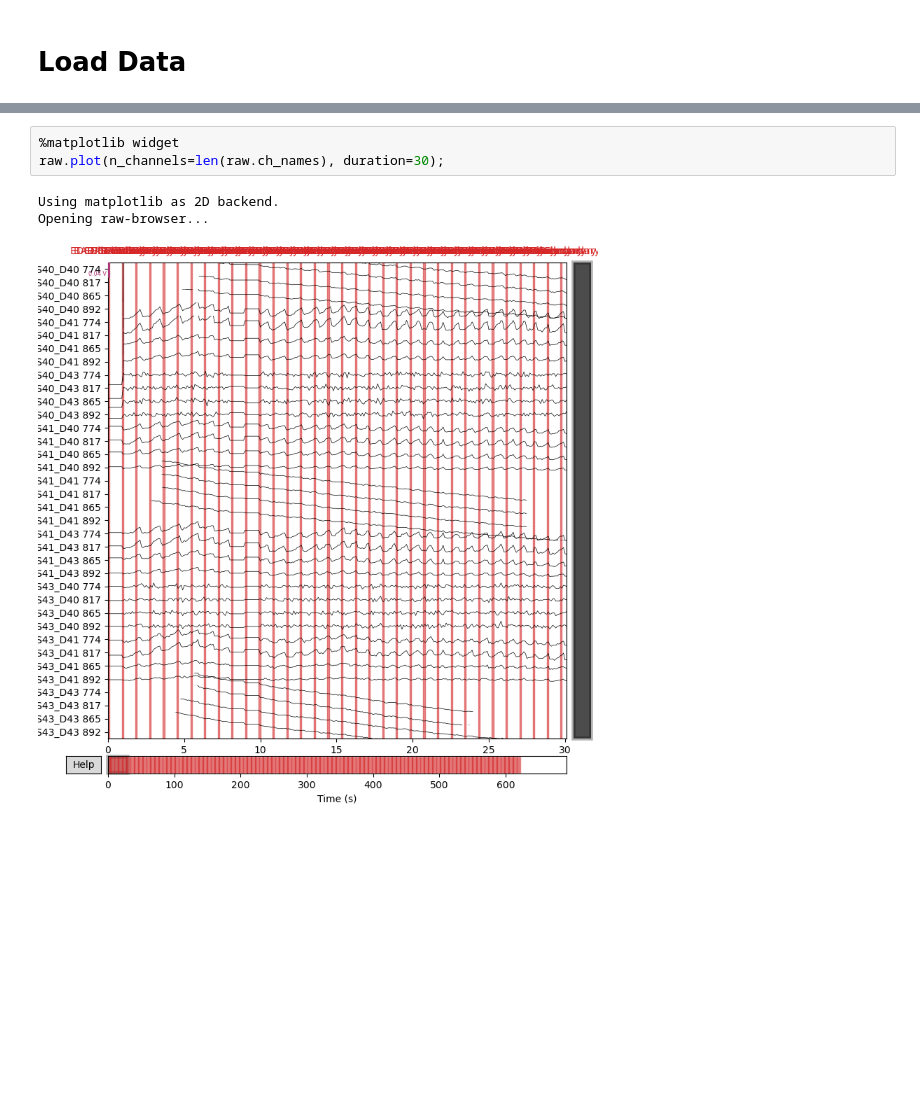
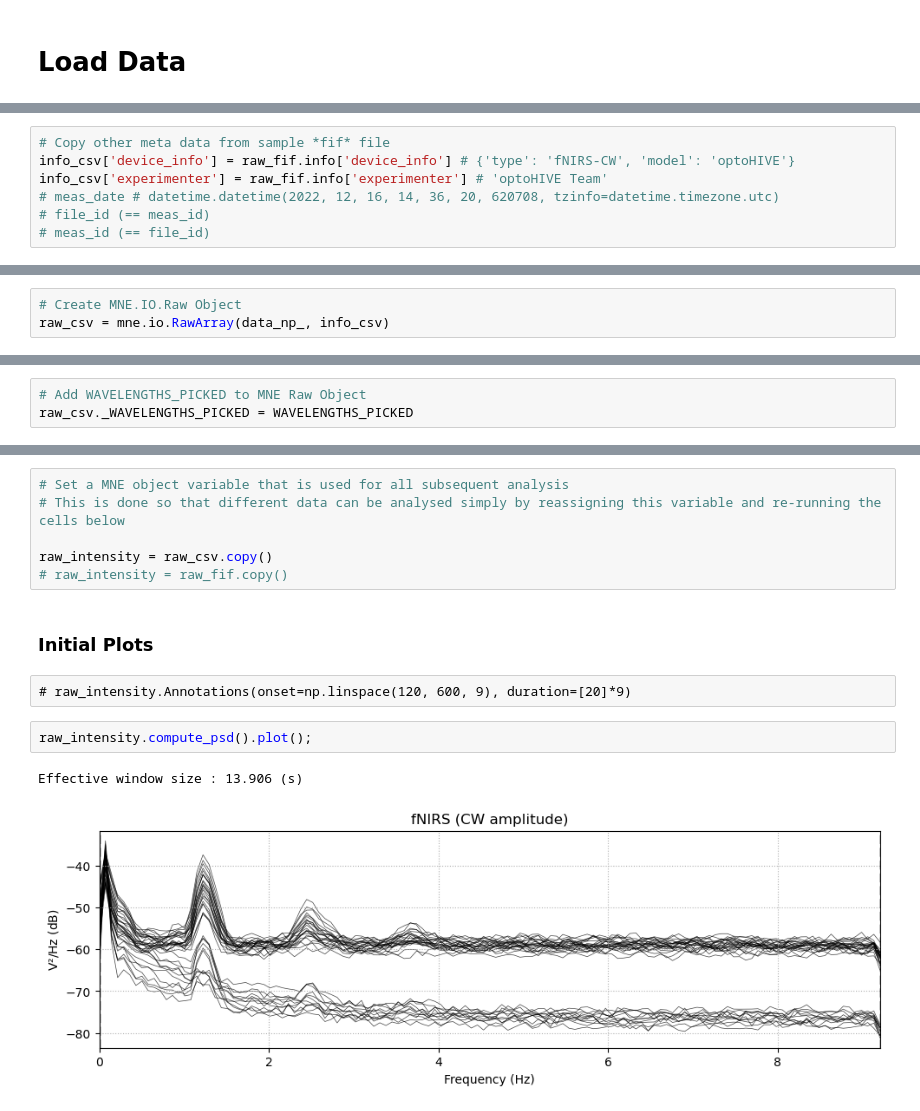
Before and after one commit to pulkitgoyal56/fnirsPy, a Jupyter notebook: main.ipynb, the cells around one changed output, grey strips where cells are left out. Cells and saved outputs as stored; diff of their text form; blank space fills up the shorter version.

Commit message:
update main.ipynb
- handle .raw.fif data
- handle .csv data
- add layout of processing steps
- add code until motion artifact removal (using TDDR)
- add lot of comments

```diff
--- a/main.ipynb
+++ b/main.ipynb
@@ -39,0 +290,7 @@ raw.crop(tmin=60) # delete first 60s for this dataset
+# %%
+# Copy other meta data from sample *fif* file
+info_csv['device_info'] = raw_fif.info['device_info'] # {'type': 'fNIRS-CW', 'model': 'optoHIVE'}
+info_csv['experimenter'] = raw_fif.info['experimenter'] # 'optoHIVE Team'
+# meas_date # datetime.datetime(2022, 12, 16, 14, 36, 20, 620708, tzinfo=datetime.timezone.utc)
+# file_id (== meas_id)
+# meas_id (== file_id)
@@ -39,0 +303,3 @@ raw.crop(tmin=60) # delete first 60s for this dataset
+# %%
+# Create MNE.IO.Raw Object
+raw_csv = mne.io.RawArray(data_np_, info_csv)
@@ -40 +310,4 @@ raw.crop(tmin=60) # delete first 60s for this dataset
+# %%
+# Add WAVELENGTHS_PICKED to MNE Raw Object
+raw_csv._WAVELENGTHS_PICKED = WAVELENGTHS_PICKED
 # %% [markdown]
@@ -50,7 +315,15 @@ Effective window size : 204.800 (s)
-# %%
-%matplotlib widget
-raw.plot(n_channels=len(raw.ch_names), duration=30);
-# %% [output]
-Using matplotlib as 2D backend.
-Opening raw-browser...
-[figure, removed]
+# %%
+# Set a MNE object variable that is used for all subsequent analysis
+# This is done so that different data can be analysed simply by reassigning this variable and re-running the cells below
+
+raw_intensity = raw_csv.copy()
+# raw_intensity = raw_fif.copy()
+# %% [markdown]
+### Initial Plots
+# %% [raw]
+# raw_intensity.Annotations(onset=np.linspace(120, 600, 9), duration=[20]*9)
+# %%
+raw_intensity.compute_psd().plot();
+# %% [output]
+Effective window size : 13.906 (s)
+[figure, added]
```
Also changed, not shown: parts of 98 cells of this notebook.
